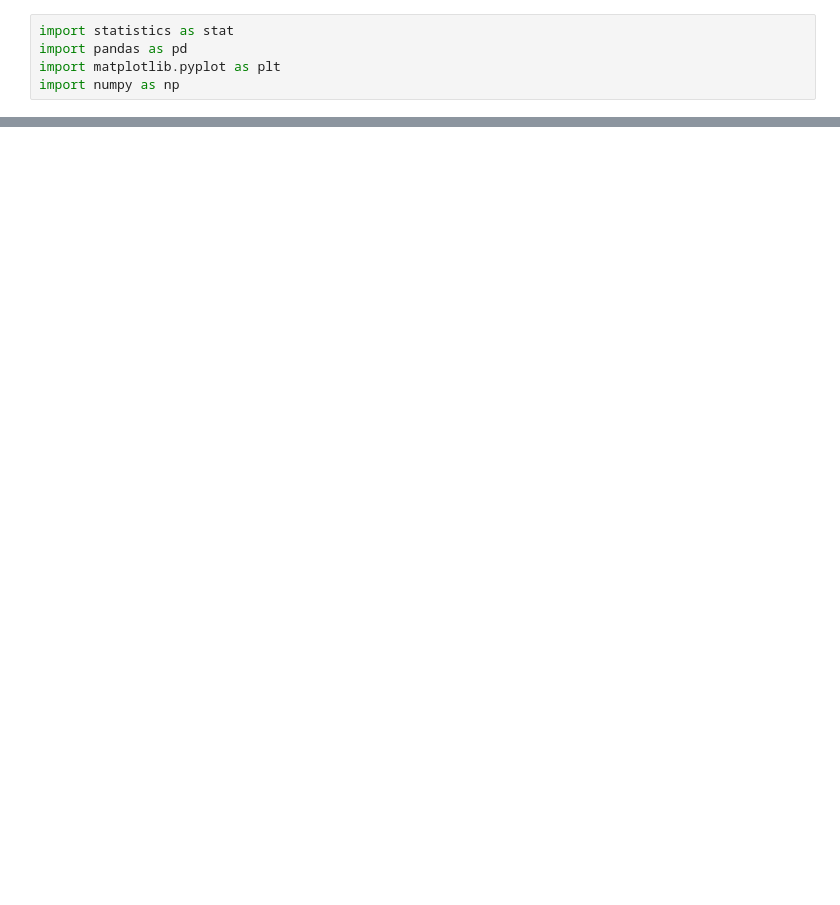
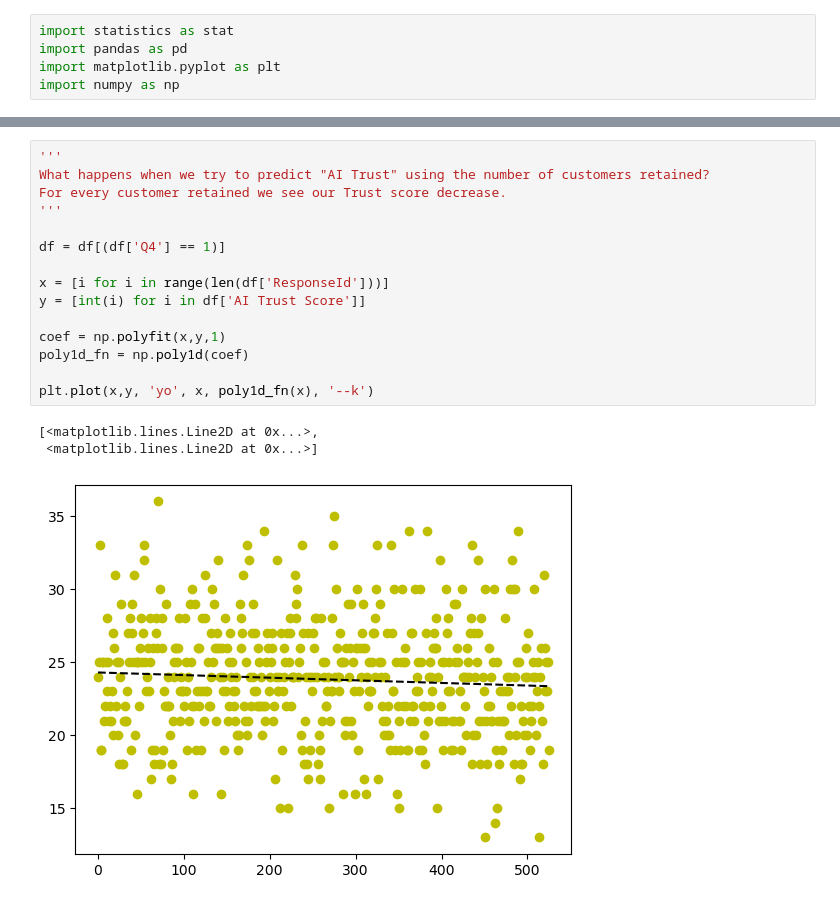
Before and after one commit to jacneeley/Customer_Trust_AI, a Jupyter notebook: data_analysis.ipynb, the cells around one changed output, grey strips where cells are left out. Drawn from its saved outputs; the diff is of its cells as text; blank space fills up the shorter version.

```diff
--- a/data_analysis.ipynb
+++ b/data_analysis.ipynb
@@ -168,0 +159,19 @@ plt.plot(x,y, 'yo', x, poly1d_fn(x), '--k')
+# %%
+'''
+What happens when we try to predict "AI Trust" using the number of customers retained?
+For every customer retained we see our Trust score decrease.
+'''
+
+df = df[(df['Q4'] == 1)]
+
+x = [i for i in range(len(df['ResponseId']))]
+y = [int(i) for i in df['AI Trust Score']]
+
+coef = np.polyfit(x,y,1)
+poly1d_fn = np.poly1d(coef)
+
+plt.plot(x,y, 'yo', x, poly1d_fn(x), '--k')
+# %% [output]
+[<matplotlib.lines.Line2D at 0x...>,
+ <matplotlib.lines.Line2D at 0x...>]
+[figure, added]
```
Also changed, not shown: parts of 9 cells of this notebook, 3 other files.
